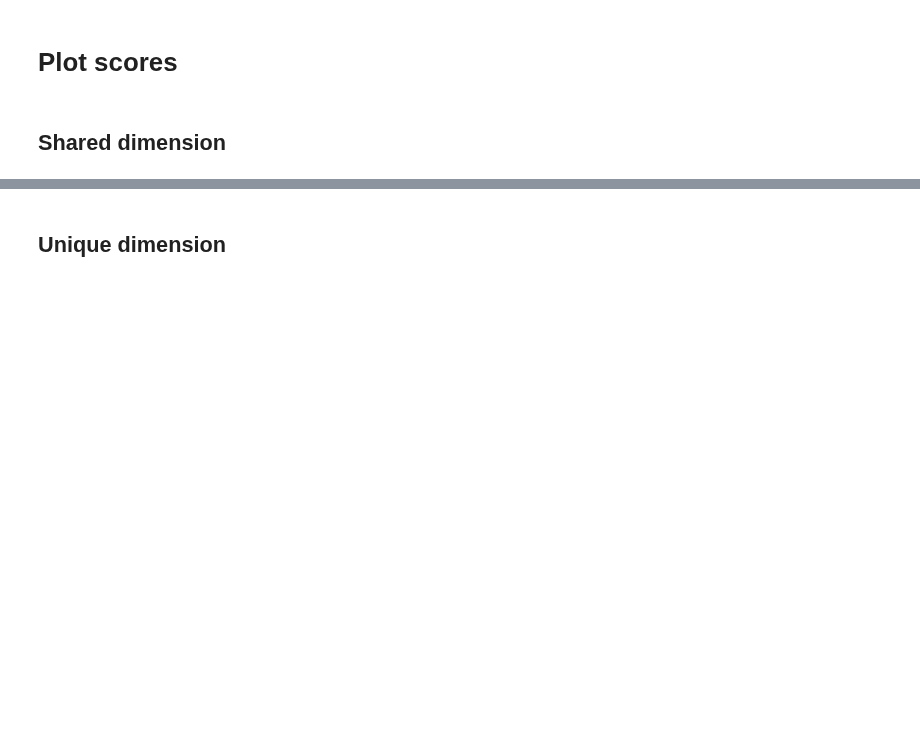
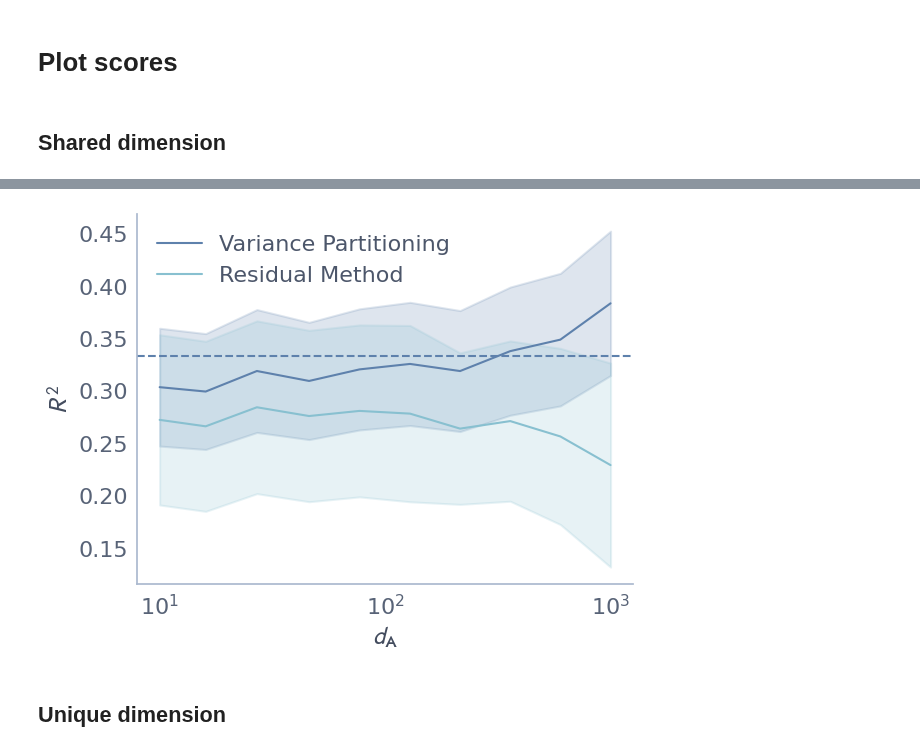
Before and after one commit to leo-schultheiss/compare_variance_residual, a Jupyter notebook: compare_variance_residual/plot_dimensions.ipynb, the cells around one changed output, grey strips where cells are left out. Cells and saved outputs as stored; diff of their text form; code cells hidden in the pictures; blank space fills up the shorter version.

Commit message:
plot dimensions

```diff
--- a/compare_variance_residual/plot_dimensions.ipynb
+++ b/compare_variance_residual/plot_dimensions.ipynb
@@ -60,6 +61,7 @@ def save_scores(d_list_list, scalars, n_targets, n_samples, noise_target, cv, al
 backend = set_backend("cupy", on_error="warn")
 warnings.filterwarnings("ignore")
 random.seed(42)
+plt.style.use('nord-light-talk')
 # %%
 d_list = [100, 100, 100]
 n_targets = 10000
@@ -73,6 +75,7 @@ cv = 10
 alphas = np.logspace(-5, 5, 10)
 # %%
 varying_dim = np.logspace(1, 3, 10, dtype=int)
+varying_dim = list(map(int, varying_dim))
 # %% [markdown]
 ## Shared dimension
 # %%
@@ -98,16 +143,15 @@ for i, dim in enumerate(varying_dim):
     scores = pd.read_csv(os.path.join(get_path(alphas, cv, n_targets), f"scores_{shared_dims}.csv"))
 
     vp_scores = pd.DataFrame({
-        'shared_dim': dim,
+        'shared_dim': [dim] * len(scores),
         'vp_x1_unique_score': scores['vp_x1_unique_score'],
-    }, index=[i])
+    }, index=range(len(scores)))
 
     rm_scores = pd.DataFrame({
-        'shared_dim': dim,
+        'shared_dim': [dim] * len(scores),
         'rm_x1_unique_score': scores['rm_x1_unique_score'],
-    }, index=[i])
+    }, index=range(len(scores)))
 
     vp = pd.concat([vp, vp_scores], ignore_index=True)
     rm = pd.concat([rm, rm_scores], ignore_index=True)
-vp.head()
-rm.head()
+rm
@@ -114,12 +172,12 @@ rm.head()
 # %%
-sns.lineplot(data=vp, x='shared_dim', y='vp_x1_unique_score', label='Variance Partitioning', palette='C2')
-plt.fill_between(vp['shared_dim'], vp['vp_x1_lower_se'], vp['vp_x1_upper_se'], alpha=0.3)
-sns.lineplot(data=rm, x='shared_dim', y='rm_x1_unique_score', label='Residual Method')
-plt.fill_between(rm['shared_dim'], rm['rm_x1_lower_se'], rm['rm_x1_upper_se'], alpha=0.3)
+sns.lineplot(data=vp, x='shared_dim', y='vp_x1_unique_score', label='Variance Partitioning', errorbar='sd')
+sns.lineplot(data=rm, x='shared_dim', y='rm_x1_unique_score', label='Residual Method', errorbar='sd')
 plt.axhline(scalars[1], linestyle='--', label='true unique variance')
 plt.xlabel(r"$d_\mathbf{A}$")
-plt.ylabel(r"Predicted Unique Variance (avg. $R^2$)")
+plt.ylabel(r"$R^2$")
 plt.xscale('log')
+# %% [output]
+[figure, added]
 # %% [markdown]
 ## Unique dimension
 # %%
```
Also changed, not shown: parts of 7 cells of this notebook.
